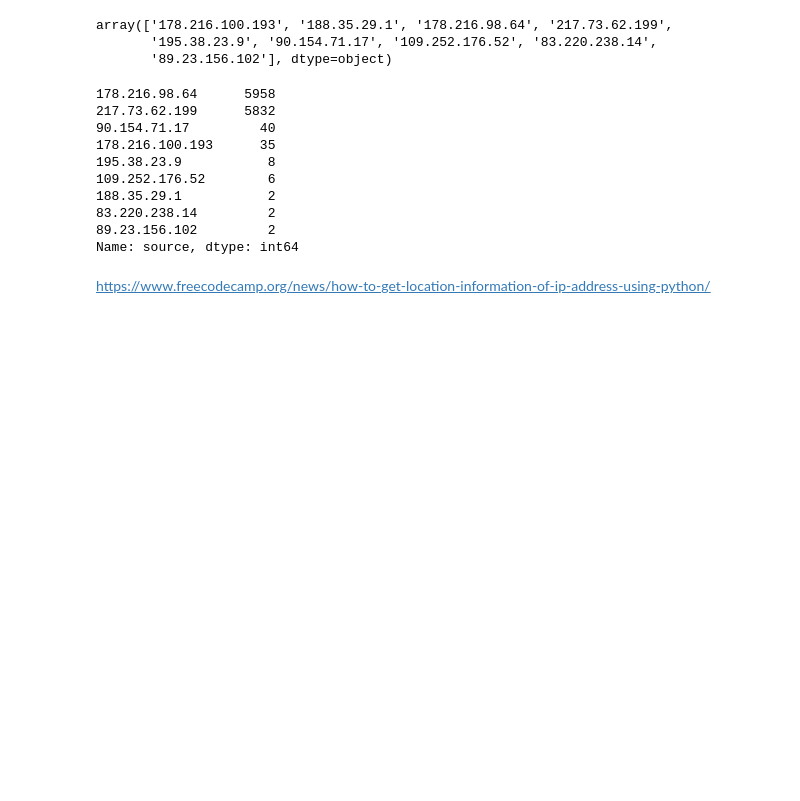
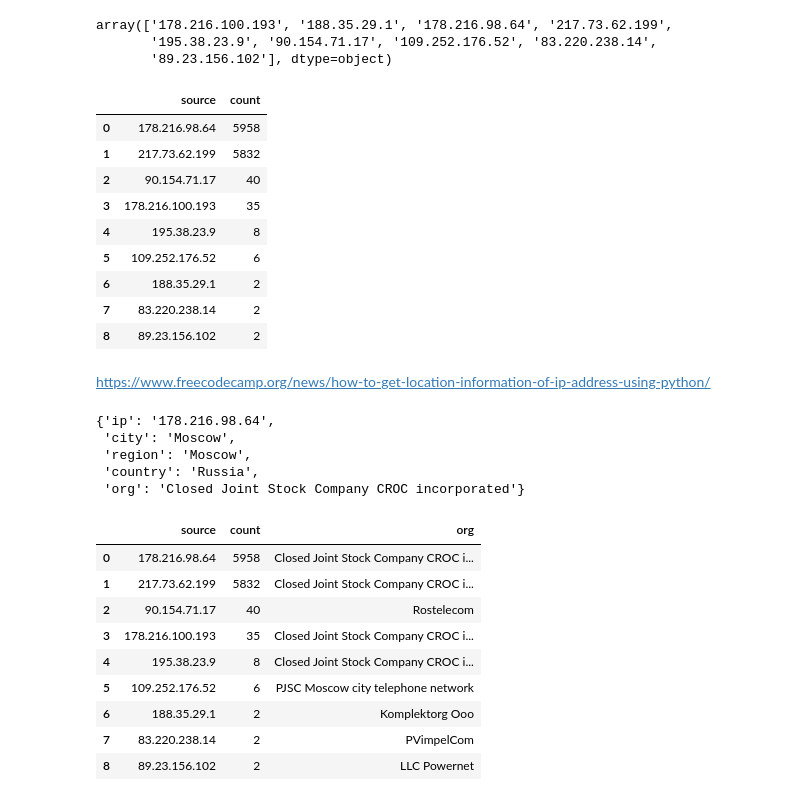
Before and after one commit to alex-chin/muzmonitor, a Jupyter notebook: investigation.ipynb, the cells around one changed output. Cells and saved outputs as stored; diff of their text form; code cells hidden in the pictures; blank space fills up the shorter version.

```diff
--- a/investigation.ipynb
+++ b/investigation.ipynb
@@ -53,17 +36,19 @@ array(['178.216.100.193', '188.35.29.1', '178.216.98.64', '217.73.62.199',
        '195.38.23.9', '90.154.71.17', '109.252.176.52', '83.220.238.14',
        '89.23.156.102'], dtype=object)
 # %%
-df.source.value_counts()
+df1=pd.DataFrame(df.source.value_counts())
+df1.reset_index(inplace=True)
+df1
 # %% [output]
-178.216.98.64      5958
-217.73.62.199      5832
-90.154.71.17         40
-178.216.100.193      35
-195.38.23.9           8
-109.252.176.52        6
-188.35.29.1           2
-83.220.238.14         2
-89.23.156.102         2
-Name: source, dtype: int64
+|  | source | count |
+| 0 | 178.216.98.64 | 5958 |
+| 1 | 217.73.62.199 | 5832 |
+| 2 | 90.154.71.17 | 40 |
+| 3 | 178.216.100.193 | 35 |
+| 4 | 195.38.23.9 | 8 |
+| 5 | 109.252.176.52 | 6 |
+| 6 | 188.35.29.1 | 2 |
+| 7 | 83.220.238.14 | 2 |
+| 8 | 89.23.156.102 | 2 |
 # %% [markdown]
 https://www.freecodecamp.org/news/how-to-get-location-information-of-ip-address-using-python/
@@ -69,0 +57,19 @@ https://www.freecodecamp.org/news/how-to-get-location-information-of-ip-address-
+# %%
+def get_location(ip_address):
+    response = requests.get(f'https://ipapi.co/{ip_address}/json/').json()
+    location_data = {
+        "ip": ip_address,
+        "city": response.get("city"),
+        "region": response.get("region"),
+        "country": response.get("country_name"),
+        "org": response.get("org")
+    }
+    return location_data
+# %%
+get_location('178.216.98.64')
+# %% [output]
+{'ip': '178.216.98.64',
+ 'city': 'Moscow',
+ 'region': 'Moscow',
+ 'country': 'Russia',
+ 'org': 'Closed Joint Stock Company CROC incorporated'}
@@ -69,0 +80,13 @@ https://www.freecodecamp.org/news/how-to-get-location-information-of-ip-address-
+# %%
+df1
+# %% [output]
+|  | source | count | org |
+| 0 | 178.216.98.64 | 5958 | Closed Joint Stock Company CROC i... |
+| 1 | 217.73.62.199 | 5832 | Closed Joint Stock Company CROC i... |
+| 2 | 90.154.71.17 | 40 | Rostelecom |
+| 3 | 178.216.100.193 | 35 | Closed Joint Stock Company CROC i... |
+| 4 | 195.38.23.9 | 8 | Closed Joint Stock Company CROC i... |
+| 5 | 109.252.176.52 | 6 | PJSC Moscow city telephone network |
+| 6 | 188.35.29.1 | 2 | Komplektorg Ooo |
+| 7 | 83.220.238.14 | 2 | PVimpelCom |
+| 8 | 89.23.156.102 | 2 | LLC Powernet |
```
Also changed, not shown: parts of 10 cells of this notebook.
